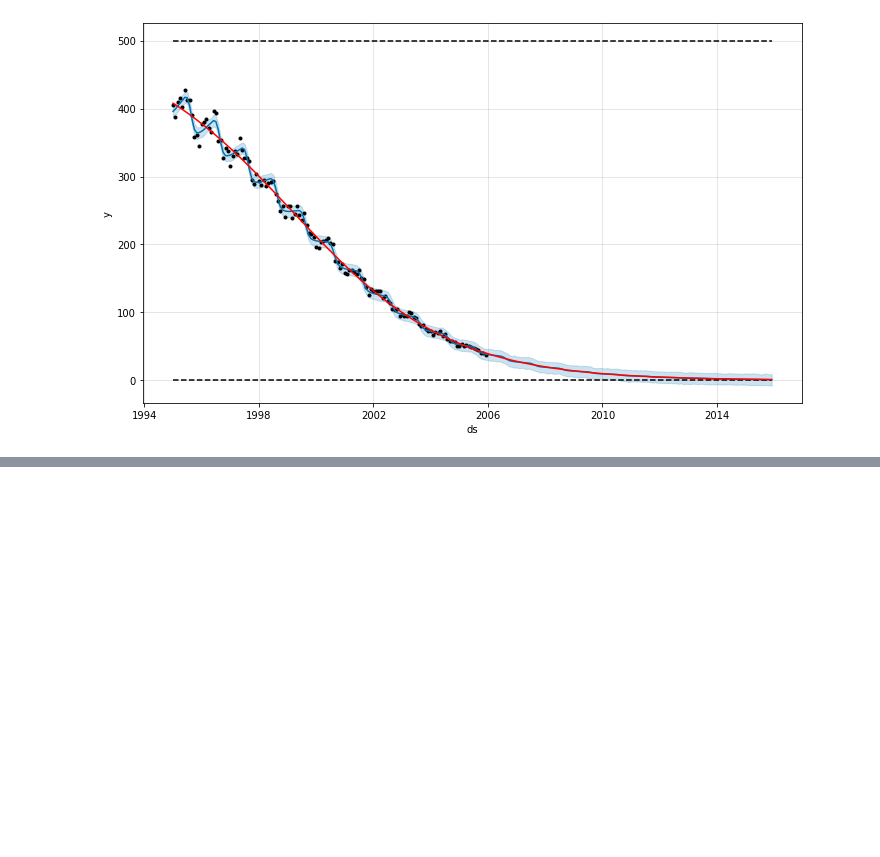
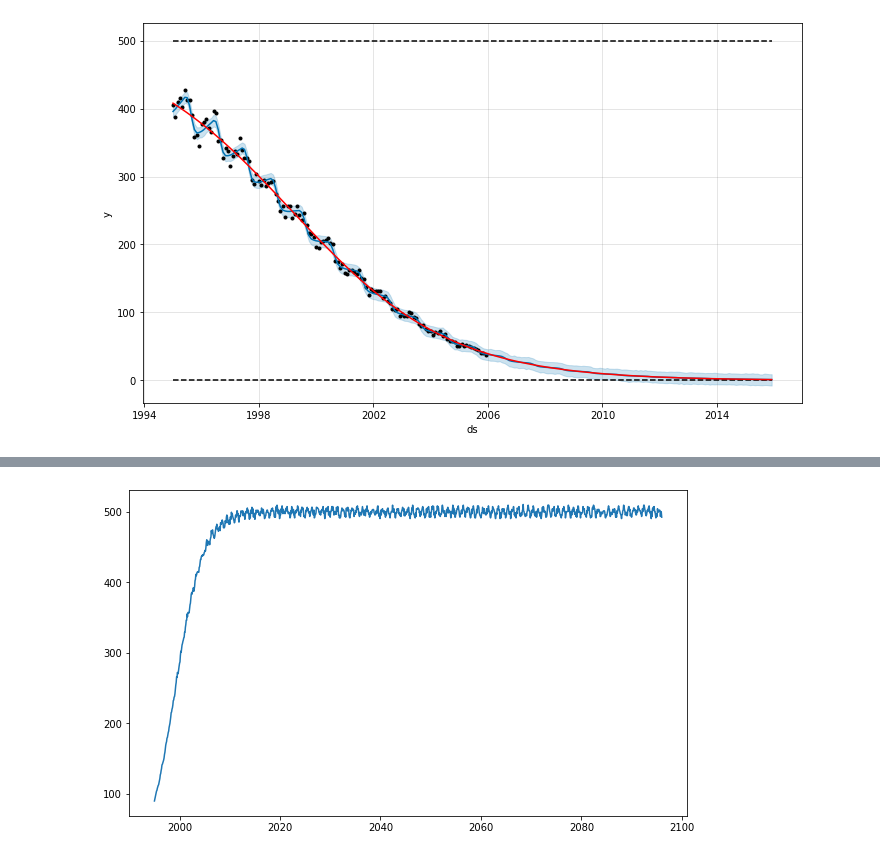
Before and after one commit to caiosainvallio/time-series, a Jupyter notebook: prophet/05_growth-modes.ipynb, the cells around one changed output, grey strips where cells are left out. Saved outputs shown, nothing was run; the diff lists cells and outputs as text; code cells hidden in the pictures; blank space fills up the shorter version.

```diff
--- a/prophet/05_growth-modes.ipynb
+++ b/prophet/05_growth-modes.ipynb
@@ -258,0 +270,11 @@ plt.show()
+# %%
+x = pd.to_datetime(pd.date_range('1995-01','2096-02', freq='M').strftime("%Y-%b").tolist())
+y = [1 / (1 + np.e ** (-.03 * (val - 50))) for val in range(len(x))]  # create logistic curve
+y = [y[idx] + y[idx] * .01 * np.sin((idx - 2) * (360 / 12) * (np.pi / 180)) for idx in range(len(y))]  # add sinusoidal variation
+y = [val + 1 * val * random.uniform(-.01, .01) for val in y]  # add noise
+y = [int(500 * val) for val in y]  # scale up
+plt.figure(figsize=(10, 6))
+plt.plot(x, y)
+plt.show()
+# %% [output]
+[figure, added]
```
Also changed, not shown: parts of 10 cells of this notebook.
